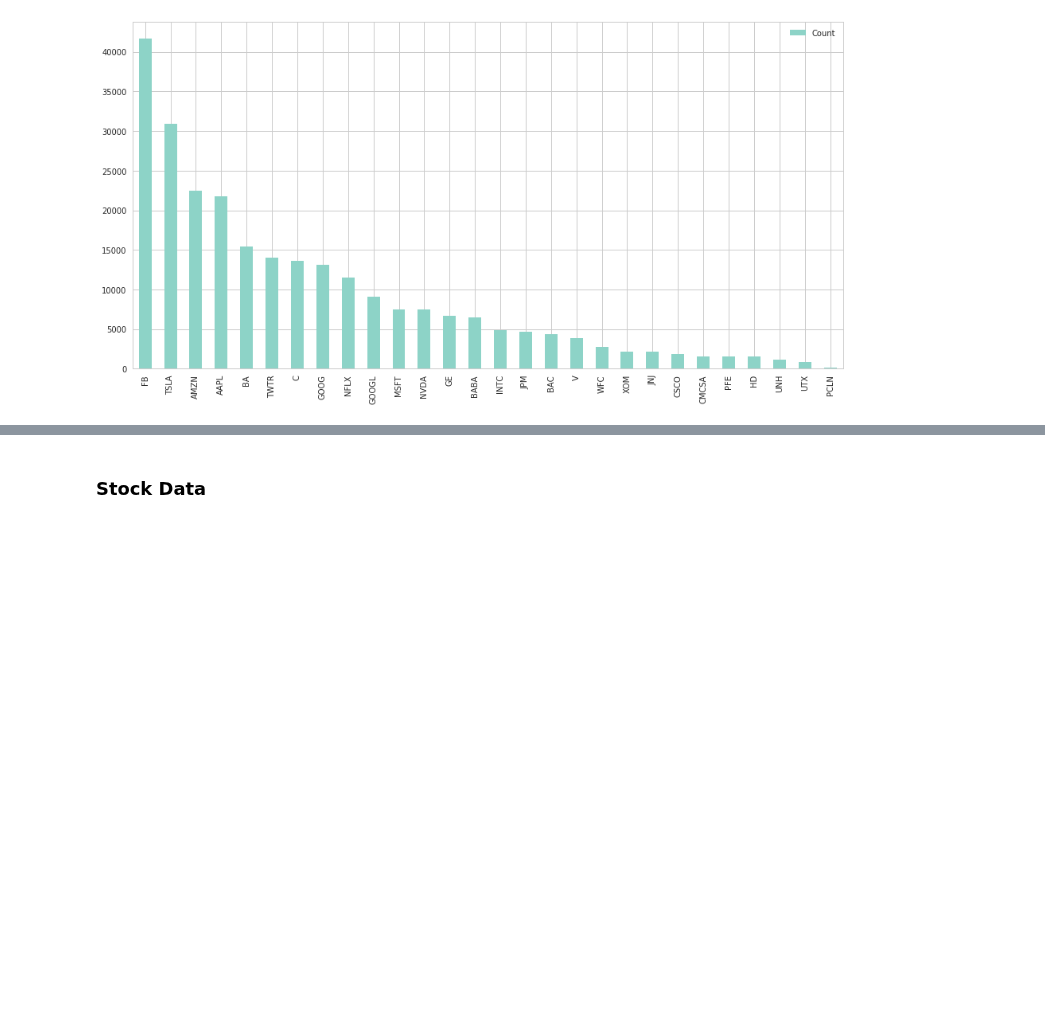
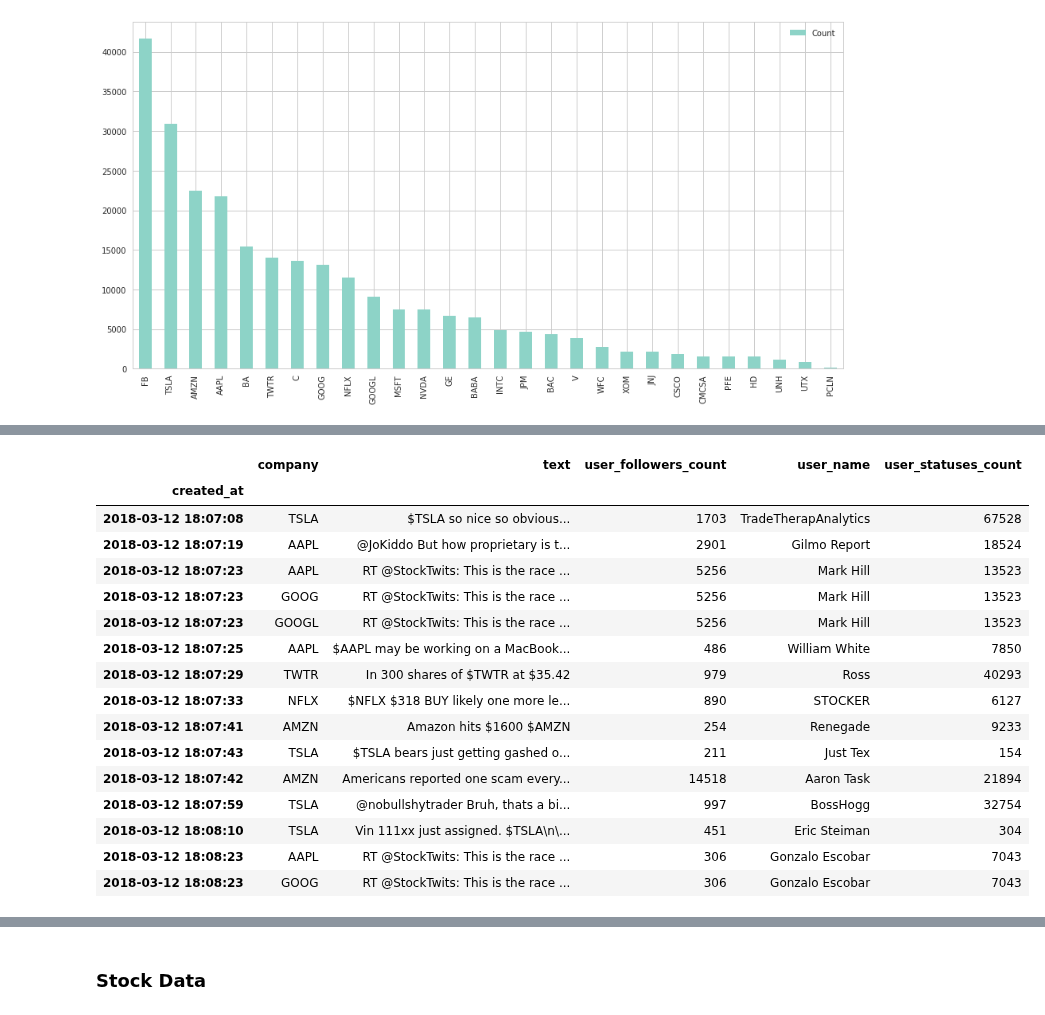
Before and after one commit to madderle/Capstone-Realtime-Streaming-Analytics, a Jupyter notebook: Analysis/src/Stock-Tweets-EDA.ipynb, the cells around one changed output, grey strips where cells are left out. Cells and saved outputs as stored; diff of their text form; code cells hidden in the pictures; blank space fills up the shorter version.

Commit message:
added delimted company dataframe

```diff
--- a/Analysis/src/Stock-Tweets-EDA.ipynb
+++ b/Analysis/src/Stock-Tweets-EDA.ipynb
@@ -149,0 +152,20 @@ hourly['Number_of_Users'] = twitter_data.groupby(pd.Grouper(freq="H"))['user_nam
+# %%
+# Goal want to split the company list and duplicate the row
+# Will have to create a new dataframe to split the data
+delimited_twitter_data=[]
+
+for item in twitter_data.itertuples():
+    #twitter_dict={}
+    for company in item[1]:
+        twitter_dict={}
+        twitter_dict['created_at']=item[0]
+        twitter_dict['company']=company
+        twitter_dict['text']=item[11]
+        twitter_dict['user_followers_count']=item[12]
+        twitter_dict['user_name']=item[13]
+        twitter_dict['user_statuses_count']=item[15]
+        delimited_twitter_data.append(twitter_dict)
+
+delimited_twitter_df = pd.DataFrame(delimited_twitter_data)
+delimited_twitter_df.set_index('created_at', inplace=True)
+delimited_twitter_df.head()
@@ -149,0 +180,20 @@ hourly['Number_of_Users'] = twitter_data.groupby(pd.Grouper(freq="H"))['user_nam
+# %%
+delimited_twitter_df.head(15)
+# %% [output]
+|  | company | text | user_followers_count | user_name | user_statuses_count |
+| created_at |  |  |  |  |  |
+| 2018-03-12 18:07:08 | TSLA | $TSLA so nice so obvious... | 1703 | TradeTherapAnalytics | 67528 |
+| 2018-03-12 18:07:19 | AAPL | @JoKiddo But how proprietary is t... | 2901 | Gilmo Report | 18524 |
+| 2018-03-12 18:07:23 | AAPL | RT @StockTwits: This is the race ... | 5256 | Mark Hill | 13523 |
+| 2018-03-12 18:07:23 | GOOG | RT @StockTwits: This is the race ... | 5256 | Mark Hill | 13523 |
+| 2018-03-12 18:07:23 | GOOGL | RT @StockTwits: This is the race ... | 5256 | Mark Hill | 13523 |
+| 2018-03-12 18:07:25 | AAPL | $AAPL may be working on a MacBook... | 486 | William White | 7850 |
+| 2018-03-12 18:07:29 | TWTR | In 300 shares of $TWTR at $35.42 | 979 | Ross | 40293 |
+| 2018-03-12 18:07:33 | NFLX | $NFLX $318 BUY likely one more le... | 890 | STOCKER | 6127 |
+| 2018-03-12 18:07:41 | AMZN | Amazon hits $1600 $AMZN | 254 | Renegade | 9233 |
+| 2018-03-12 18:07:43 | TSLA | $TSLA bears just getting gashed o... | 211 | Just Tex | 154 |
+| 2018-03-12 18:07:42 | AMZN | Americans reported one scam every... | 14518 | Aaron Task | 21894 |
+| 2018-03-12 18:07:59 | TSLA | @nobullshytrader Bruh, thats a bi... | 997 | BossHogg | 32754 |
+| 2018-03-12 18:08:10 | TSLA | Vin 111xx just assigned. $TSLA\n\... | 451 | Eric Steiman | 304 |
+| 2018-03-12 18:08:23 | AAPL | RT @StockTwits: This is the race ... | 306 | Gonzalo Escobar | 7043 |
+| 2018-03-12 18:08:23 | GOOG | RT @StockTwits: This is the race ... | 306 | Gonzalo Escobar | 7043 |
```
Also changed, not shown: parts of 5 cells of this notebook.
